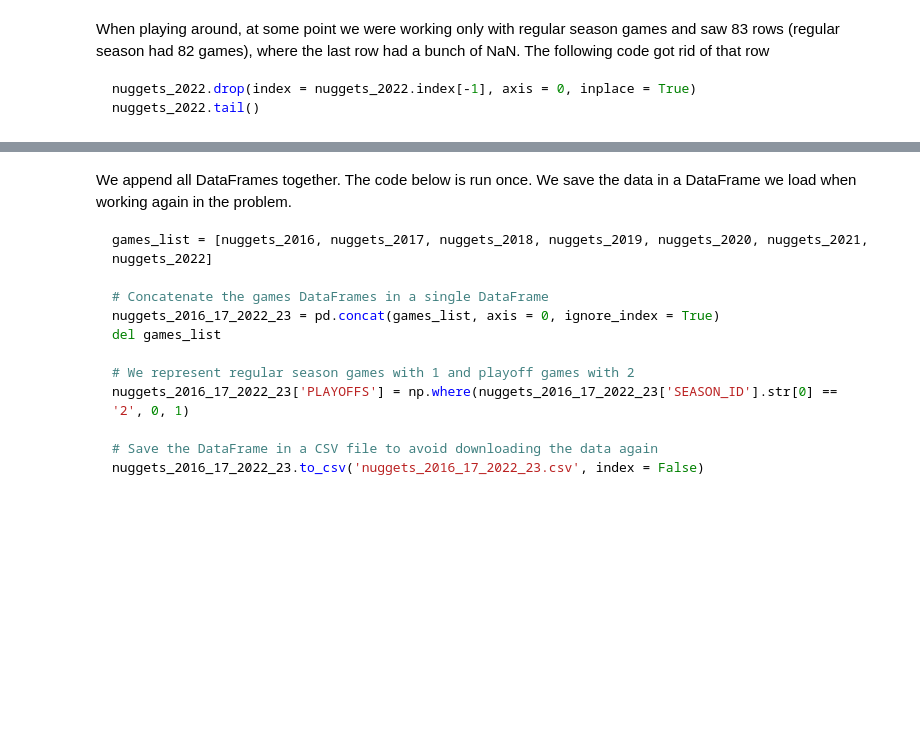
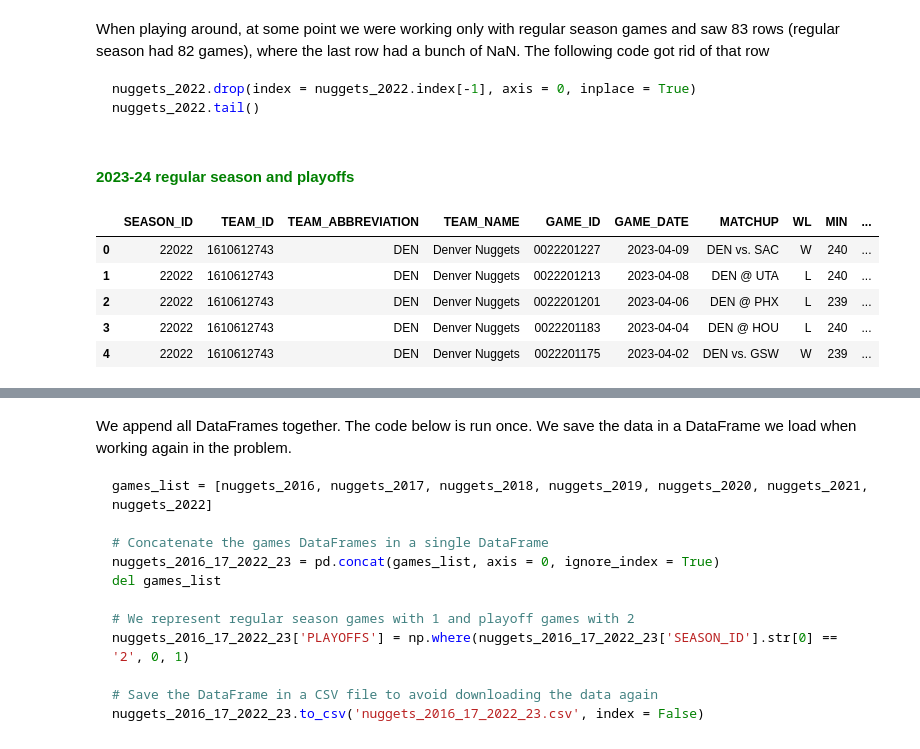
Before and after one commit to jacasta2/nba_analysis, a Jupyter notebook: jokic_murray/etl.ipynb, the cells around one changed output, grey strips where cells are left out. Cells and saved outputs as stored; diff of their text form; code cells hidden in the pictures; blank space fills up the shorter version.

````diff
--- a/jokic_murray/etl.ipynb
+++ b/jokic_murray/etl.ipynb
@@ -471,3 +470,19 @@ When playing around, at some point we were working only with regular season game
 nuggets_2022.drop(index = nuggets_2022.index[-1], axis = 0, inplace = True)
 nuggets_2022.tail()
 ```
+# %% [markdown]
+#### <span style="color:green">2023-24 regular season and playoffs</span>
+# %%
+nuggets_2022_23 = leaguegamefinder.LeagueGameFinder(
+            team_id_nullable=team_id,
+            season_nullable='2022-23',
+            season_type_nullable="Regular Season",
+        ).get_data_frames()[0]
+nuggets_2022_23.head()
+# %% [output]
+|  | SEASON_ID | TEAM_ID | TEAM_ABBREVIATION | TEAM_NAME | GAME_ID | GAME_DATE | MATCHUP | WL | MIN | ... |
+| 0 | 22022 | 1610612743 | DEN | Denver Nuggets | 0022201227 | 2023-04-09 | DEN vs. SAC | W | 240 | ... |
+| 1 | 22022 | 1610612743 | DEN | Denver Nuggets | 0022201213 | 2023-04-08 | DEN @ UTA | L | 240 | ... |
+| 2 | 22022 | 1610612743 | DEN | Denver Nuggets | 0022201201 | 2023-04-06 | DEN @ PHX | L | 239 | ... |
+| 3 | 22022 | 1610612743 | DEN | Denver Nuggets | 0022201183 | 2023-04-04 | DEN @ HOU | L | 240 | ... |
+| 4 | 22022 | 1610612743 | DEN | Denver Nuggets | 0022201175 | 2023-04-02 | DEN vs. GSW | W | 239 | ... |
````
Also changed, not shown: parts of 28 cells of this notebook, 9 other files.
